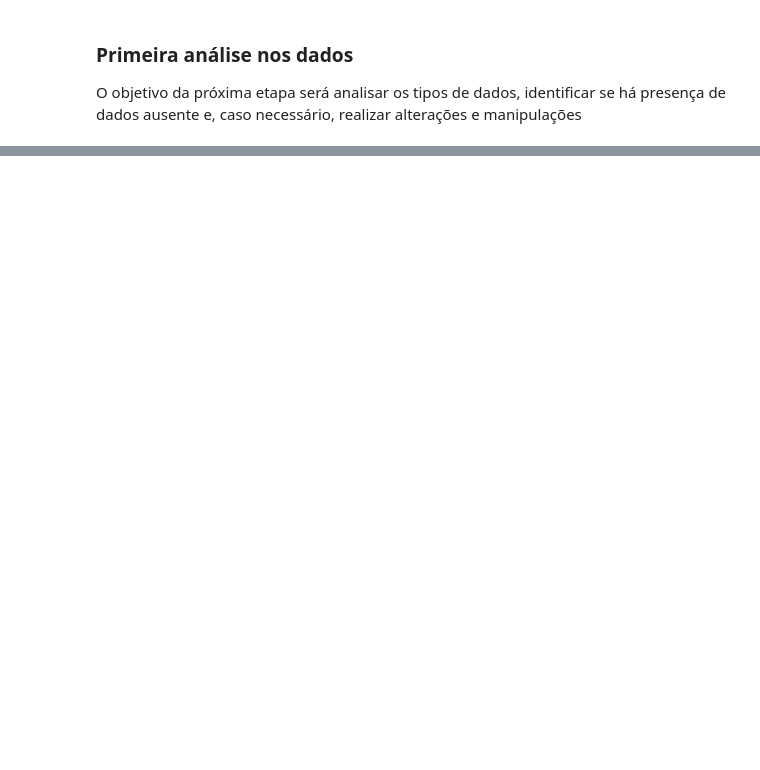
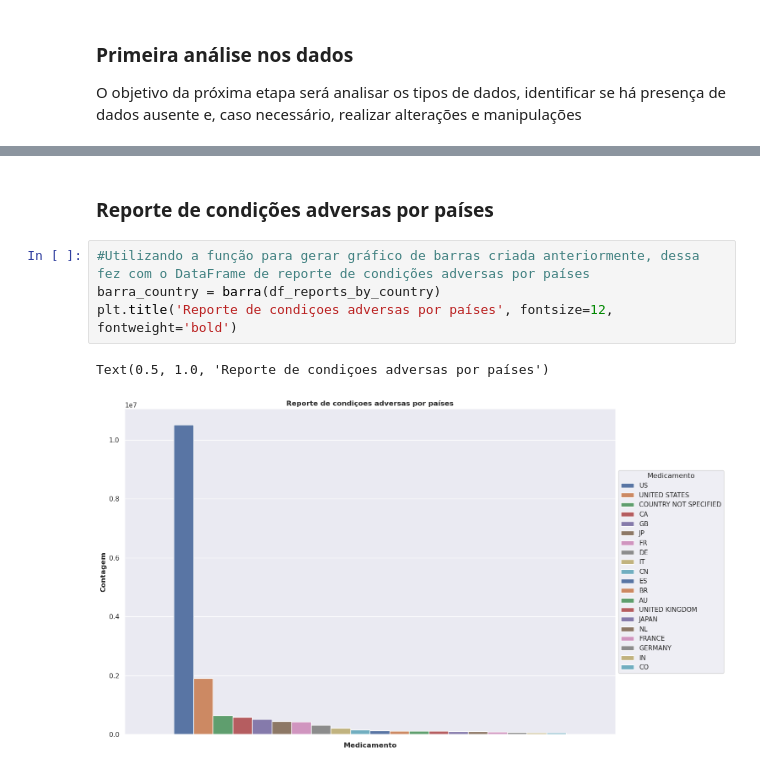
Before and after one commit to guipereira2/Desafio_Aleon, a Jupyter notebook: notebook.ipynb, the cells around one changed output, grey strips where cells are left out. Drawn from its saved outputs; the diff is of its cells as text; blank space fills up the shorter version.

```diff
--- a/notebook.ipynb
+++ b/notebook.ipynb
@@ -93,0 +185,9 @@ O objetivo da próxima etapa será analisar os tipos de dados, identificar se h
+# %% [markdown]
+### Reporte de condições adversas por países
+# %%
+#Utilizando a função para gerar gráfico de barras criada anteriormente, dessa fez com o DataFrame de reporte de condições adversas por países
+barra_country = barra(df_reports_by_country)
+plt.title('Reporte de condiçoes adversas por países', fontsize=12, fontweight='bold')
+# %% [output]
+Text(0.5, 1.0, 'Reporte de condiçoes adversas por países')
+[figure, added]
```
Also changed, not shown: parts of 26 cells of this notebook.
